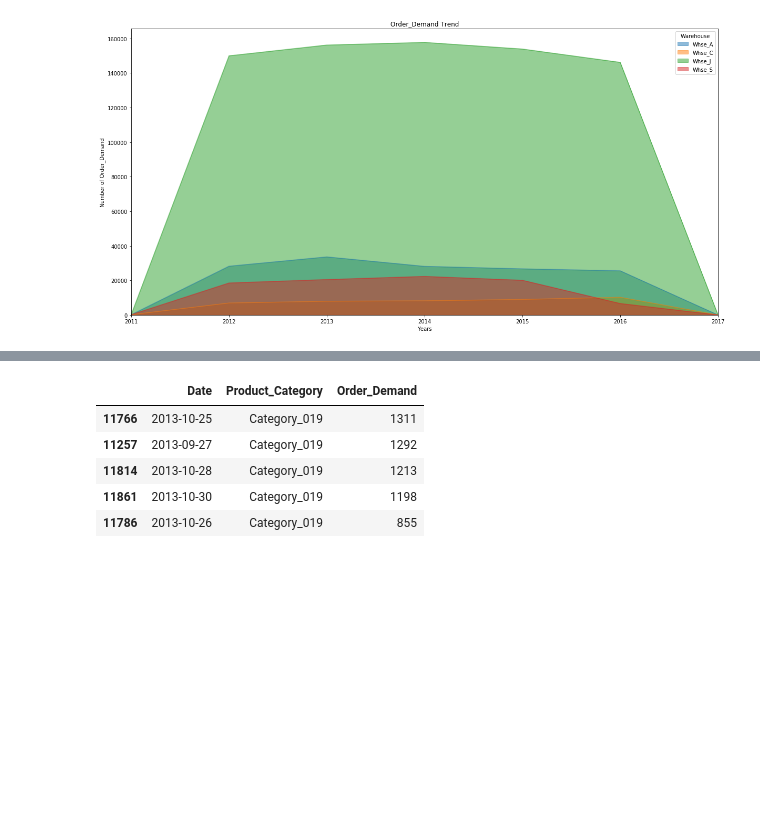
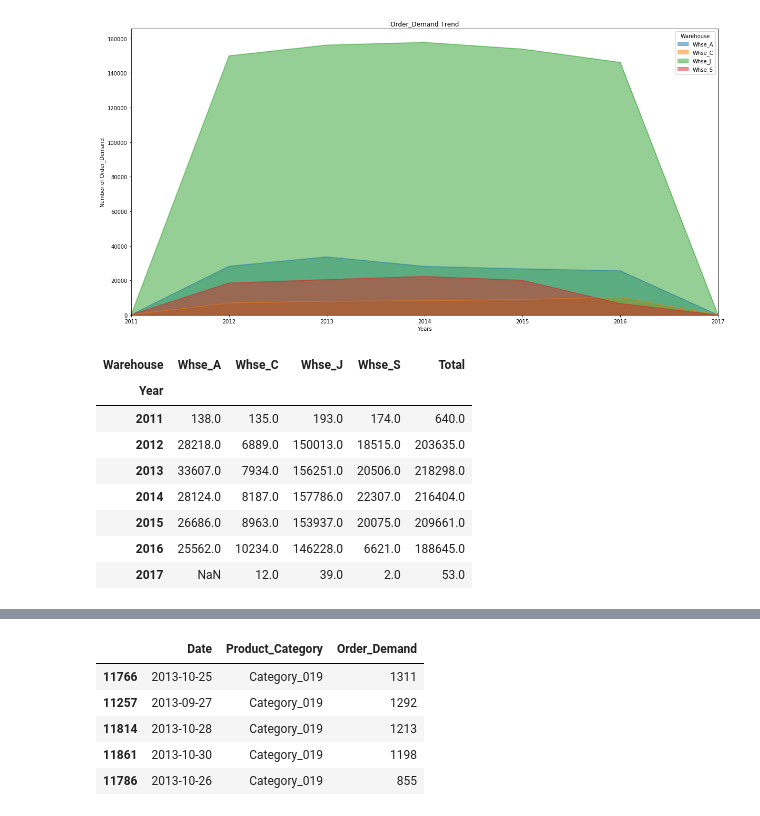
Before and after one commit to punpunjubu/Forecasts-for-Product-Demand, a Jupyter notebook: Product Demand.ipynb, the cells around one changed output, grey strips where cells are left out. Drawn from its saved outputs; the diff is of its cells as text; code cells hidden in the pictures; blank space fills up the shorter version.

```diff
--- a/Product Demand.ipynb
+++ b/Product Demand.ipynb
@@ -123,0 +127,12 @@ plt.show()
+# %%
+df2
+# %% [output]
+| Warehouse | Whse_A | Whse_C | Whse_J | Whse_S | Total |
+| Year |  |  |  |  |  |
+| 2011 | 138.0 | 135.0 | 193.0 | 174.0 | 640.0 |
+| 2012 | 28218.0 | 6889.0 | 150013.0 | 18515.0 | 203635.0 |
+| 2013 | 33607.0 | 7934.0 | 156251.0 | 20506.0 | 218298.0 |
+| 2014 | 28124.0 | 8187.0 | 157786.0 | 22307.0 | 216404.0 |
+| 2015 | 26686.0 | 8963.0 | 153937.0 | 20075.0 | 209661.0 |
+| 2016 | 25562.0 | 10234.0 | 146228.0 | 6621.0 | 188645.0 |
+| 2017 | NaN | 12.0 | 39.0 | 2.0 | 53.0 |
```
Also changed, not shown: parts of 7 cells of this notebook.
